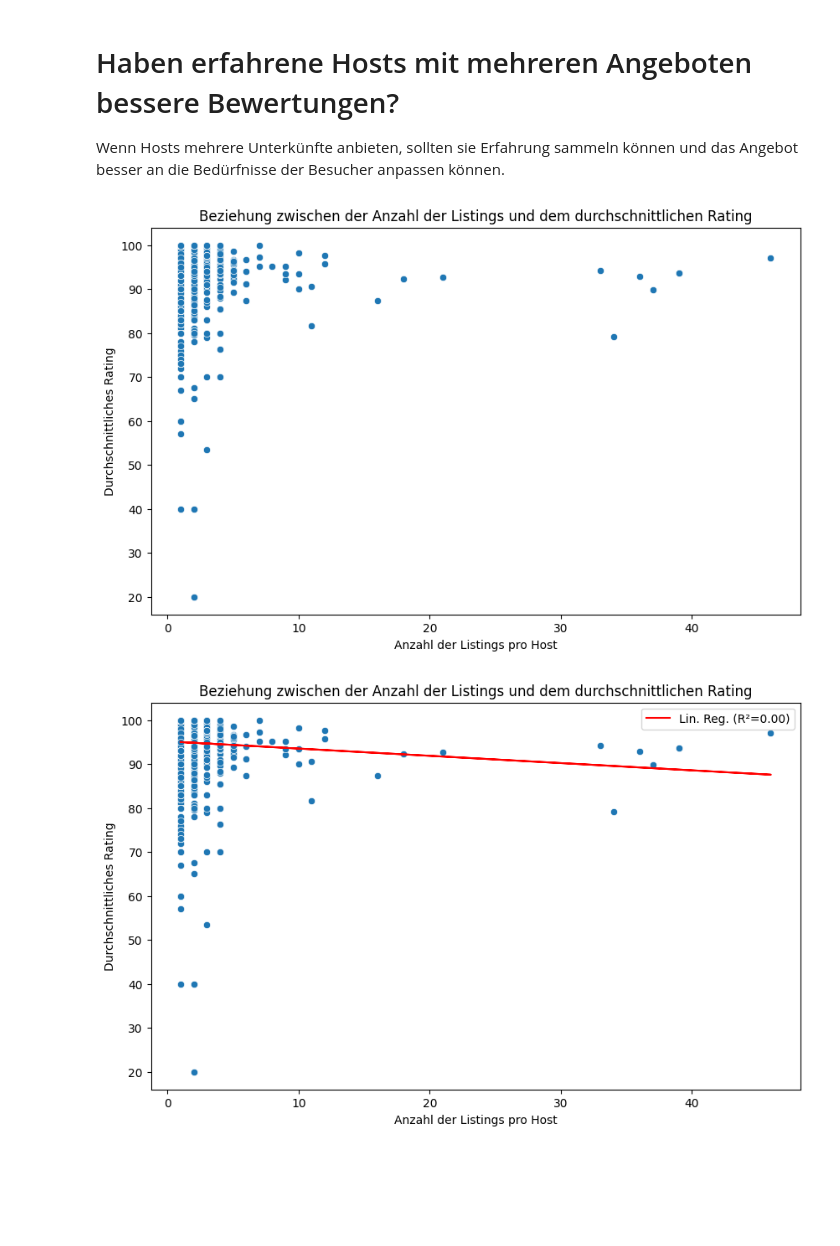
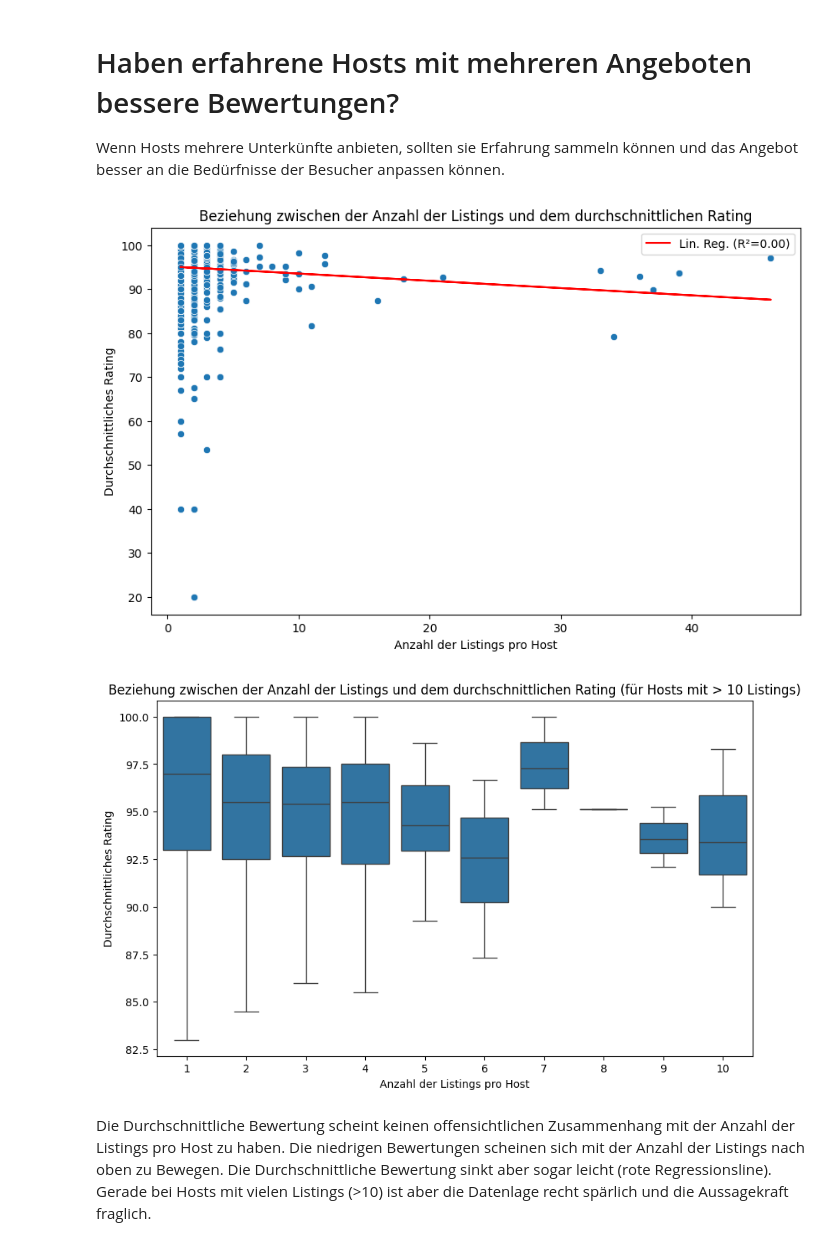
Before and after one commit to michael-zeller/udacity_cd0017_intro_ds_c2, a Jupyter notebook: seattle_airbnb.ipynb, the cells around one changed output. Cells and saved outputs as stored; diff of their text form; code cells hidden in the pictures; blank space fills up the shorter version.

Commit message:
anzahl listings und bewertung

```diff
--- a/seattle_airbnb.ipynb
+++ b/seattle_airbnb.ipynb
@@ -257,39 +257,52 @@ Wenn Hosts mehrere Unterkünfte anbieten, sollten sie Erfahrung sammeln können
 # %%
 # Anzahl der Listings pro Host berechnen
 listings_per_host = listings.groupby('host_id').size().reset_index(name='listings_count')
 
 # Durchschnittliches Rating pro Host berechnen
 average_rating_per_host = listings.groupby('host_id')['review_scores_rating'].mean().reset_index(name='average_rating')
 
 # Zusammenführen der DataFrames listings_per_host und average_rating_per_host anhand der host_id
 listings_and_ratings = pd.merge(listings_per_host, average_rating_per_host, on='host_id', how='left')
 
-# Scatterplot erstellen, um die Beziehung zwischen der Anzahl der Listings und dem durchschnittlichen Rating zu visualisieren
-plt.figure(figsize=(10, 6))
-sns.scatterplot(x='listings_count', y='average_rating', data=listings_and_ratings)
-plt.title('Beziehung zwischen der Anzahl der Listings und dem durchschnittlichen Rating')
-plt.xlabel('Anzahl der Listings pro Host')
-plt.ylabel('Durchschnittliches Rating')
-plt.show()
+
 
 # Berechnen der linearen Regression, um die Beziehung zwischen der Anzahl der Listings und dem durchschnittlichen Rating zu approximieren
 from scipy.stats import linregress
 
 # Entfernen von NaN-Werten
 listings_and_ratings_clean = listings_and_ratings.dropna(subset=['average_rating'])
 
 # Lineare Regression berechnen
 slope, intercept, r_value, p_value, std_err = linregress(listings_and_ratings_clean['listings_count'], listings_and_ratings_clean['average_rating'])
 
+
+
+
 # Scatterplot mit Regressionslinie erstellen
 plt.figure(figsize=(10, 6))
 sns.scatterplot(x='listings_count', y='average_rating', data=listings_and_ratings_clean)
 plt.plot(listings_and_ratings_clean['listings_count'], intercept + slope * listings_and_ratings_clean['listings_count'], 'r', label=f'Lin. Reg. (R²={r_value**2:.2f})')
+
+
+
 plt.title('Beziehung zwischen der Anzahl der Listings und dem durchschnittlichen Rating')
 plt.xlabel('Anzahl der Listings pro Host')
 plt.ylabel('Durchschnittliches Rating')
 plt.legend()
 plt.show()
+
+# Filter the data to include only hosts with more than 10 listings
+filtered_data = listings_and_ratings_clean[listings_and_ratings_clean['listings_count'] <= 10]
+
+# Boxplot für gefilterte Daten erstellen
+plt.figure(figsize=(10, 6))
+sns.boxplot(x='listings_count', y='average_rating', data=filtered_data, showfliers=False)
+plt.title('Beziehung zwischen der Anzahl der Listings und dem durchschnittlichen Rating (für Hosts mit > 10 Listings)')
+plt.xlabel('Anzahl der Listings pro Host')
+plt.ylabel('Durchschnittliches Rating')
+plt.show()
 # %% [output]
-[figure, old version]
+[figure, new version]
-[figure, old version]
+[figure, new version]
+# %% [markdown]
+Die Durchschnittliche Bewertung scheint keinen offensichtlichen Zusammenhang mit der Anzahl der Listings pro Host zu haben. Die niedrigen Bewertungen scheinen sich mit der Anzahl der Listings nach oben zu Bewegen. Die Durchschnittliche Bewertung sinkt aber sogar leicht (rote Regressionsline). Gerade bei Hosts mit vielen Listings (>10) ist aber die Datenlage recht spärlich und die Aussagekraft fraglich.
```
